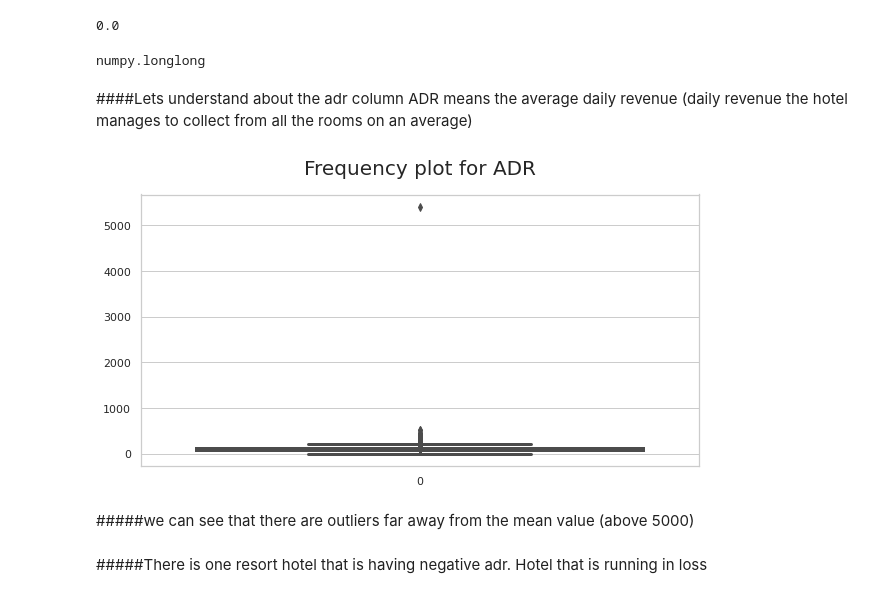
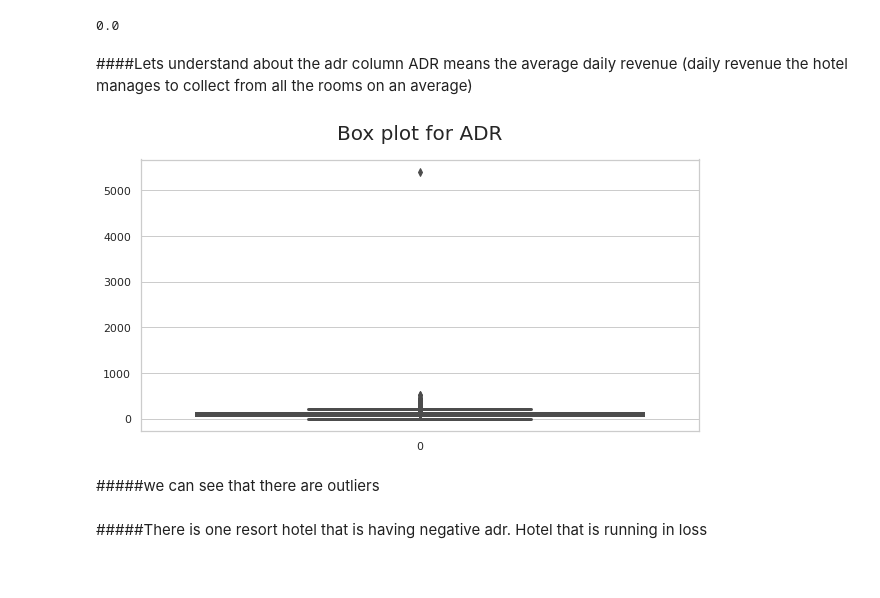
Before and after one commit to ShrungaM/Hotel-Booking-Analysis, a Jupyter notebook: Hotel_Booking_Analysis_Capstone_Project.ipynb, the cells around one changed output. Cells and saved outputs as stored; diff of their text form; code cells hidden in the pictures.

```diff
--- a/Hotel_Booking_Analysis_Capstone_Project.ipynb
+++ b/Hotel_Booking_Analysis_Capstone_Project.ipynb
@@ -287,21 +283,21 @@ df.loc[df['days_in_waiting_list']>200,'days_in_waiting_list'] = df.loc[df['days_
 #After replacing, the data type is chaged to float. change it back to int again
 df['days_in_waiting_list'] = df['days_in_waiting_list'].astype('int')
 # %%
-type(df['days_in_waiting_list'][0])
+###############Check again#####################
+#type(df['days_in_waiting_list'][0])
-# %% [output]
-numpy.longlong
 # %% [markdown]
 ####Lets understand about the adr column
 ADR means the average daily revenue (daily revenue the hotel manages to collect from all the rooms on an average)
 # %%
+#Box Plot to find the outliers in ADR
 plt.figure(figsize=(10,5))
-plt.title("Frequency plot for ADR",fontsize=20,pad=20)
+plt.title("Box plot for ADR",fontsize=20,pad=20)           #####################  X and Y label ?
 sns.boxplot(data = df['adr'],linewidth=3)
 plt.show()
 # %% [output]
-[figure, old version]
+[figure, new version]
 # %% [markdown]
-#####we can see that there are outliers far away from the mean value (above 5000)
+#####we can see that there are outliers
 # %% [markdown]
 #####There is one resort hotel that is having negative adr.
 Hotel that is running in loss
```
Also changed, not shown: parts of 110 cells of this notebook.
